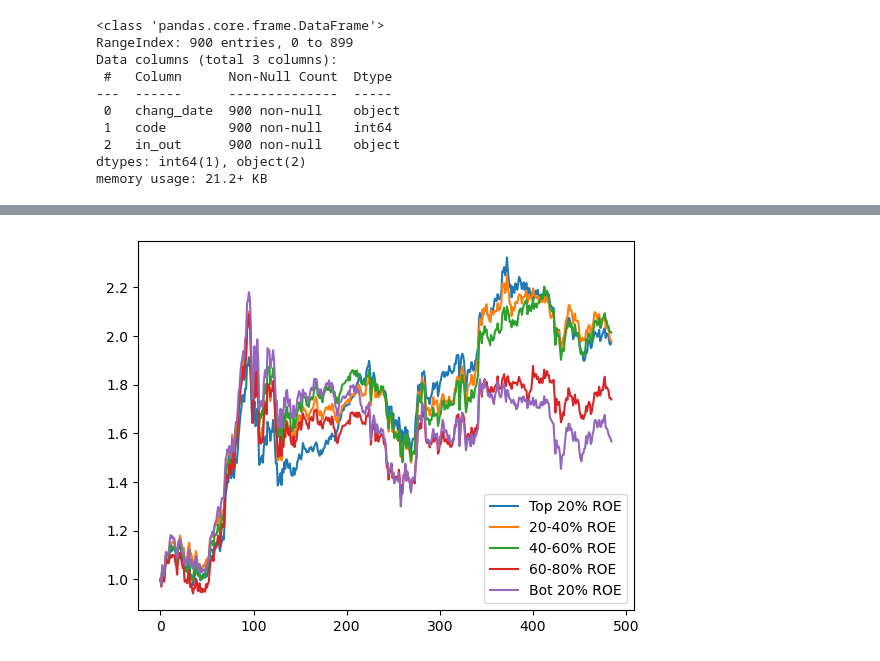
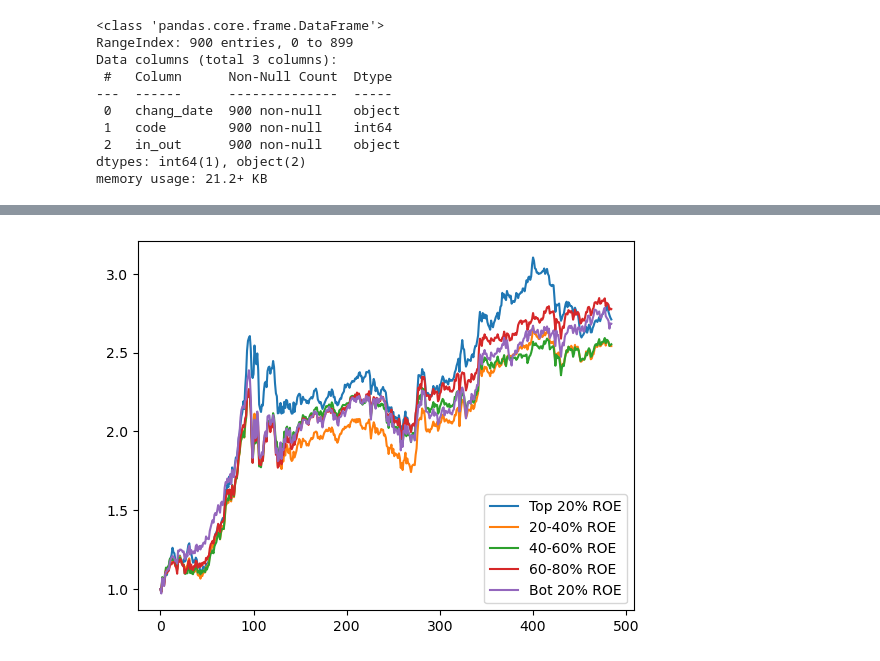
Before and after one commit to bangyuanzhu/Quant, a Jupyter notebook: muti_features.ipynb, the cells around one changed output, grey strips where cells are left out. Cells and saved outputs as stored; diff of their text form; code cells hidden in the pictures.

```diff
--- a/muti_features.ipynb
+++ b/muti_features.ipynb
@@ -221,3 +219,23 @@ for filename in os.listdir(folder_path):
+# %%
+for j in range(len(factor_matrix[0])):
+    factor_list = [sub_list[j] for sub_list in factor_matrix]
+    mean = np.mean([factor for factor in factor_list if factor != -100])
+    std = np.std([factor for factor in factor_list if factor != -100])
+    for i in range(len(factor_list)):
+        if factor_matrix[i][j] == -100:
+            factor_matrix[i][j] = 0
+        else:
+            if factor_matrix[i][j] - mean > 3 * std:
+                factor_matrix[i][j] = mean + 3 * std
+            if factor_matrix[i][j] - mean < - 3 * std:
+                factor_matrix[i][j] = mean - 3 * std
+            factor_matrix[i][j] = (factor_list[i] - mean) / std
+# %%
+if len(factor_matrix) != len(feature) or len(factor_matrix[0]) != len(feature[0]):
+    print("Wrong")
+for i in range(len(factor_matrix)):
+    for j in range(len(factor_matrix[0])):
+        feature[i][j] = feature[i][j] - factor_matrix[i][j]
 # %%
 folder_path = r"C:\Users\bangy\Documents\GitHub\Quant\data\stock_code"
 return_matrix = []
@@ -265,23 +268,3 @@ while weeks < len(week):
-# %%
-for j in range(len(factor_matrix[0])):
-    factor_list = [sub_list[j] for sub_list in factor_matrix]
-    mean = np.mean([factor for factor in factor_list if factor != -100])
-    for i in range(len(factor_matrix)):
-        if factor_matrix[i][j] == -100:
-            factor_matrix[i][j] = mean
-    std = np.std(factor_list)
-    for i in range(len(factor_list)):
-        if factor_list[i] - mean > 3 * std:
-            factor_matrix[i][j] = mean + 3 * std
-        if factor_list[i] - mean < - 3 * std:
-            factor_matrix[i][j] = mean - 3 * std
-        factor_matrix[i][j] = (factor_list[i] - mean) / std
-# %%
-if len(factor_matrix) != len(feature) or len(factor_matrix[0]) != len(feature):
-    print("Wrong")
-for i in range(len(factor_matrix)):
-    for j in range(len(factor_matrix[0])):
-        feature[i][j] = feature[i][j] + factor_matrix[i][j]
 # %%
 def get_top_20_percent_indices(lst):
     count = math.ceil(len(lst) * 0.2)
@@ -340,7 +323,7 @@ for j in range(len(factor_matrix[0])):
     return_list = []
     delete_elements = []
     for i in range(len(factor_matrix)):
-        if factor_matrix[i][j] != -100:
+        if return_matrix[i][j] != -100:
             factor_list.append(factor_matrix[i][j])
             return_list.append(return_matrix[i][j])
 
@@ -361,34 +344,34 @@ for j in range(len(factor_matrix[0])):
     today_return = total_return_3[-1]
     selected_stock = get_top_40_to_60_percent_indices(factor_list)
     for k in selected_stock:
         today_return = today_return + (return_list[k] / len(selected_stock))
     today_return = today_return - 0.0002
     total_return_3.append(today_return)
 
     today_return = total_return_4[-1]
     selected_stock = get_top_60_to_80_percent_indices(factor_list)
     for k in selected_stock:
         today_return = today_return + (return_list[k] / len(selected_stock))
     today_return = today_return - 0.0002
     total_return_4.append(today_return)
 
     today_return = total_return_5[-1]
     selected_stock = get_bottom_20_percent_indices(factor_list)
     for k in selected_stock:
         today_return = today_return + (return_list[k] / len(selected_stock))
     today_return = today_return - 0.0002
     total_return_5.append(today_return)
 
 
 plt.plot(total_return_1, label='Top 20% ROE')
 plt.plot(total_return_2, label='20-40% ROE')
 plt.plot(total_return_3, label='40-60% ROE')
 plt.plot(total_return_4, label='60-80% ROE')
 plt.plot(total_return_5, label='Bot 20% ROE')
 plt.legend()
 plt.show()
 # %% [output]
-[figure, old version]
+[figure, new version]
 # %%
 import matplotlib.pyplot as plt
 
```
Also changed, not shown: parts of 5 cells of this notebook, 1 other file.
